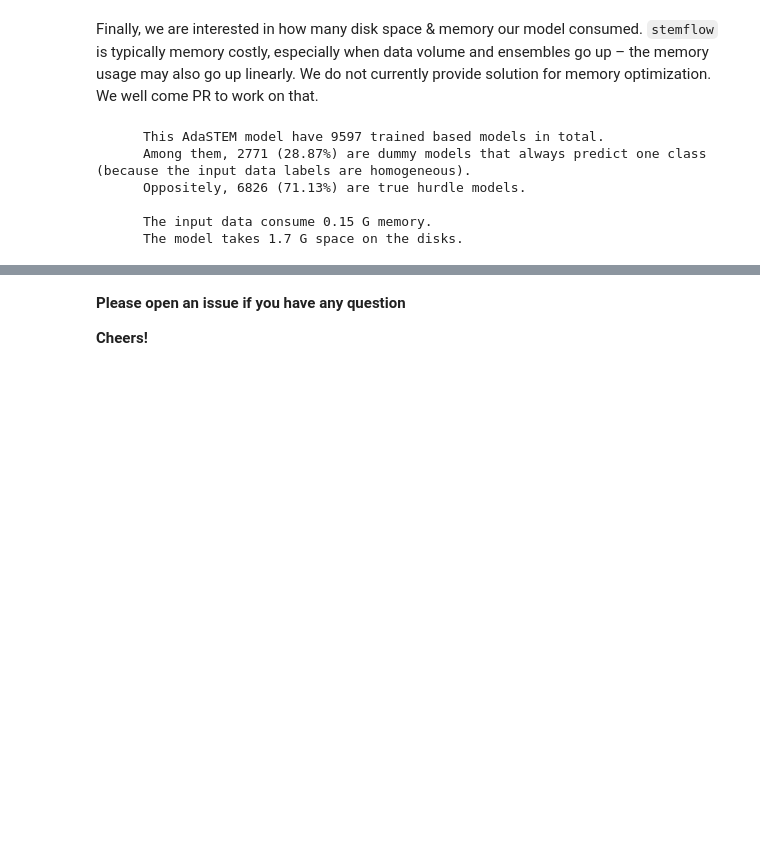
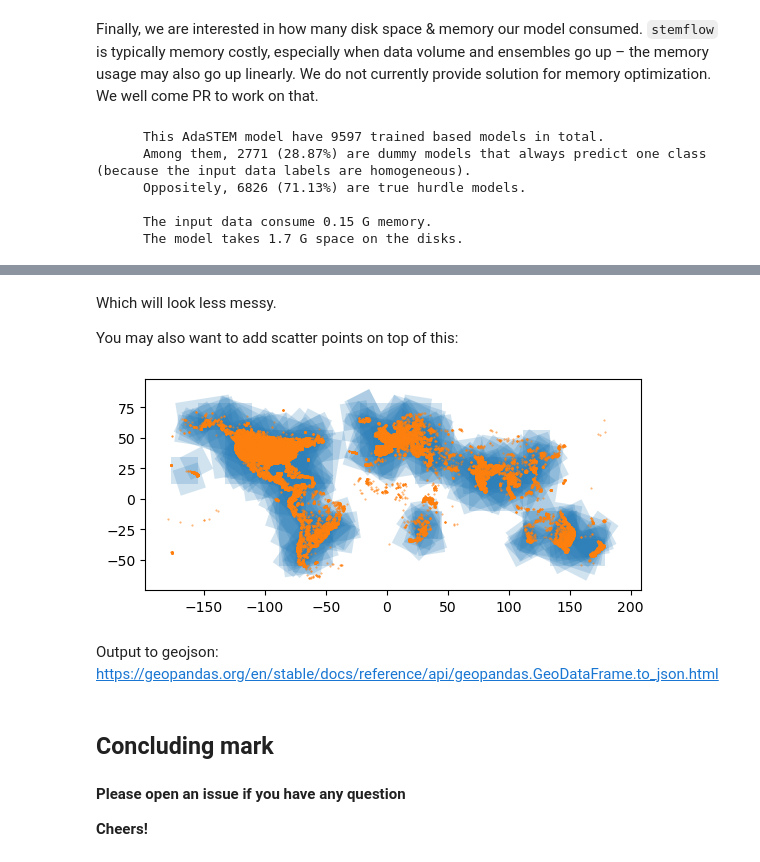
Before and after one commit to chenyangkang/stemflow, a Jupyter notebook: docs/Examples/01.AdaSTEM_demo.ipynb, the cells around one changed output, grey strips where cells are left out. Saved outputs shown, nothing was run; the diff lists cells and outputs as text; code cells hidden in the pictures; blank space fills up the shorter version.

```diff
--- a/docs/Examples/01.AdaSTEM_demo.ipynb
+++ b/docs/Examples/01.AdaSTEM_demo.ipynb
@@ -595,3 +639,27 @@ print(f"""
+# %% [markdown]
+Which will look less messy.
+
+You may also want to add scatter points on top of this:
+# %%
+fig,ax = plt.subplots()
+
+model.ensemble_df[
+        (model.ensemble_df['DOY_start']>=90) & ((model.ensemble_df['DOY_start']<120))
+].plot(alpha=0.2,ax=ax)
+
+ax.scatter(
+        X_train['longitude'],
+        X_train['latitude'],
+        c='tab:orange',s=0.2,alpha=0.7
+)
+
+plt.show()
+# %% [output]
+[figure, added]
+# %% [markdown]
+Output to geojson: https://geopandas.org/en/stable/docs/reference/api/geopandas.GeoDataFrame.to_json.html
+# %% [markdown]
+## Concluding mark
 # %% [markdown]
 **Please open an issue if you have any question**
 
```
Also changed, not shown: parts of 9 cells of this notebook, 3 other files.
